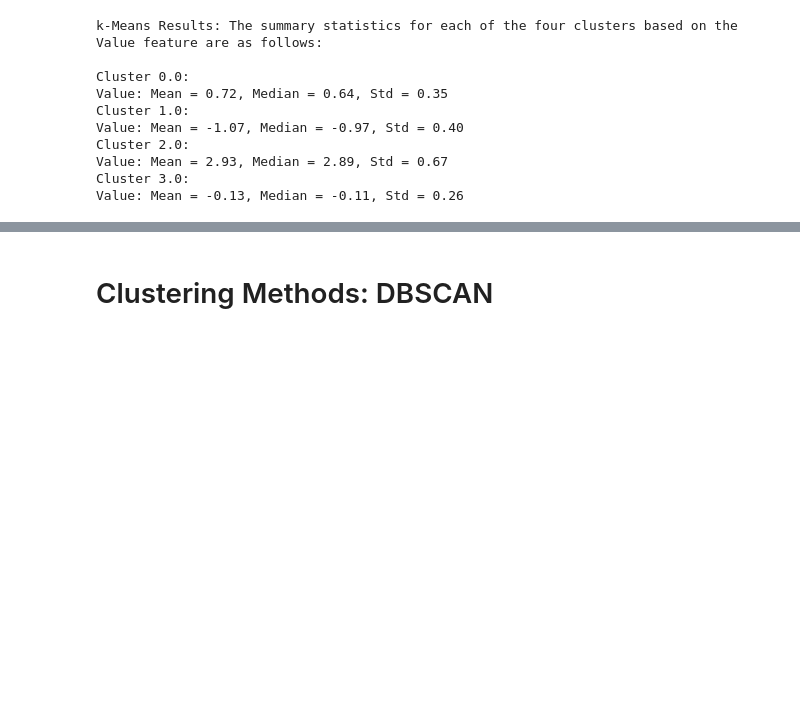
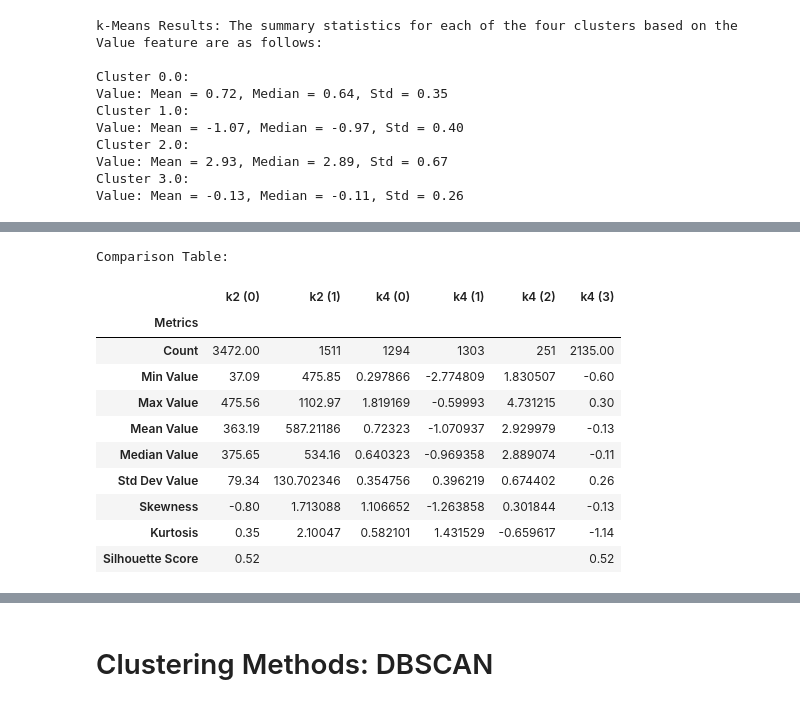
Before and after one commit to cboyda/AgTech, a Jupyter notebook: Assignments/CapstoneAssignment_CropAnalysis.ipynb, the cells around one changed output, grey strips where cells are left out. Saved outputs shown, nothing was run; the diff lists cells and outputs as text; code cells hidden in the pictures; blank space fills up the shorter version.

Commit message:
k-Means completed

```diff
--- a/Assignments/CapstoneAssignment_CropAnalysis.ipynb
+++ b/Assignments/CapstoneAssignment_CropAnalysis.ipynb
@@ -2167,0 +2439,5 @@ Value: Mean = -0.13, Median = -0.11, Std = 0.26
+# %%
+# change the visualizations to see the original value figures vs scaled valus
+
+# Map the cluster labels back to the original DataFrame
+df_yield_value['Cluster'] = clustered_data_single['Cluster']
@@ -2167,0 +2582,14 @@ Value: Mean = -0.13, Median = -0.11, Std = 0.26
+# %%
+# Drop the previous cluster column and rename the new one for k=2 clustering
+df_yield_value_clean_k2 = df_yield_value.drop('Cluster', axis=1).rename(columns={'Cluster_k2': 'Cluster'})
+
+# Drop the previous cluster column and rename the new one for k=4 clustering
+clustered_data_k4 = clustered_data_single.rename(columns={'Cluster': 'Cluster'})
+
+# Compute additional statistics for k=2 clusters
+additional_stats_k2 = additional_cluster_statistics(df_yield_value_clean_k2, 'Cluster', 'Value')
+
+# Compute additional statistics for k=4 clusters
+additional_stats_k4 = additional_cluster_statistics(clustered_data_k4, 'Cluster', 'Value')
+
+additional_stats_k2, additional_stats_k4
@@ -2167,0 +2665,37 @@ Value: Mean = -0.13, Median = -0.11, Std = 0.26
+# %%
+# Create a dictionary to store the data
+comparison_data = {
+    'Metrics': ['Count', 'Min Value', 'Max Value', 'Mean Value', 'Median Value', 'Std Dev Value', 'Skewness', 'Kurtosis', 'Silhouette Score'],
+    'k2 (0)': [additional_stats_k2.loc[0, 'count'], additional_stats_k2.loc[0, 'min'], additional_stats_k2.loc[0, 'max'], additional_stats_k2.loc[0, 'mean'], additional_stats_k2.loc[0, 'median'], additional_stats_k2.loc[0, 'std'], additional_stats_k2.loc[0, 'skew'], additional_stats_k2.loc[0, 'kurtosis'], silhouette_score_k2.round(3)],
+    'k2 (1)': [additional_stats_k2.loc[1, 'count'], additional_stats_k2.loc[1, 'min'], additional_stats_k2.loc[1, 'max'], additional_stats_k2.loc[1, 'mean'], additional_stats_k2.loc[1, 'median'], additional_stats_k2.loc[1, 'std'], additional_stats_k2.loc[1, 'skew'], additional_stats_k2.loc[1, 'kurtosis'], ''],
+    'k4 (0)': [additional_stats_k4.loc[0, 'count'], additional_stats_k4.loc[0, 'min'], additional_stats_k4.loc[0, 'max'], additional_stats_k4.loc[0, 'mean'], additional_stats_k4.loc[0, 'median'], additional_stats_k4.loc[0, 'std'], additional_stats_k4.loc[0, 'skew'], additional_stats_k4.loc[0, 'kurtosis'], ''],
+    'k4 (1)': [additional_stats_k4.loc[1, 'count'], additional_stats_k4.loc[1, 'min'], additional_stats_k4.loc[1, 'max'], additional_stats_k4.loc[1, 'mean'], additional_stats_k4.loc[1, 'median'], additional_stats_k4.loc[1, 'std'], additional_stats_k4.loc[1, 'skew'], additional_stats_k4.loc[1, 'kurtosis'], ''],
+    'k4 (2)': [additional_stats_k4.loc[2, 'count'], additional_stats_k4.loc[2, 'min'], additional_stats_k4.loc[2, 'max'], additional_stats_k4.loc[2, 'mean'], additional_stats_k4.loc[2, 'median'], additional_stats_k4.loc[2, 'std'], additional_stats_k4.loc[2, 'skew'], additional_stats_k4.loc[2, 'kurtosis'], ''],
+    'k4 (3)': [additional_stats_k4.loc[3, 'count'], additional_stats_k4.loc[3, 'min'], additional_stats_k4.loc[3, 'max'], additional_stats_k4.loc[3, 'mean'], additional_stats_k4.loc[3, 'median'], additional_stats_k4.loc[3, 'std'], additional_stats_k4.loc[3, 'skew'], additional_stats_k4.loc[3, 'kurtosis'], silhouette_score_k4.round(3)]
+}
+
+# Create the comparison table DataFrame
+comparison_table = pd.DataFrame(comparison_data)
+
+# Set 'Metrics' column as the index
+comparison_table.set_index('Metrics', inplace=True)
+
+# Round the values to 2 decimal places
+comparison_table = comparison_table.round(2)
+
+# Print the comparison table
+print("Comparison Table:")
+comparison_table
+# %% [output]
+Comparison Table:
+|  | k2 (0) | k2 (1) | k4 (0) | k4 (1) | k4 (2) | k4 (3) |
+| Metrics |  |  |  |  |  |  |
+| Count | 3472.00 | 1511 | 1294 | 1303 | 251 | 2135.00 |
+| Min Value | 37.09 | 475.85 | 0.297866 | -2.774809 | 1.830507 | -0.60 |
+| Max Value | 475.56 | 1102.97 | 1.819169 | -0.59993 | 4.731215 | 0.30 |
+| Mean Value | 363.19 | 587.21186 | 0.72323 | -1.070937 | 2.929979 | -0.13 |
+| Median Value | 375.65 | 534.16 | 0.640323 | -0.969358 | 2.889074 | -0.11 |
+| Std Dev Value | 79.34 | 130.702346 | 0.354756 | 0.396219 | 0.674402 | 0.26 |
+| Skewness | -0.80 | 1.713088 | 1.106652 | -1.263858 | 0.301844 | -0.13 |
+| Kurtosis | 0.35 | 2.10047 | 0.582101 | 1.431529 | -0.659617 | -1.14 |
+| Silhouette Score | 0.52 |  |  |  |  | 0.52 |
```
Also changed, not shown: parts of 70 cells of this notebook, 4 other files.
